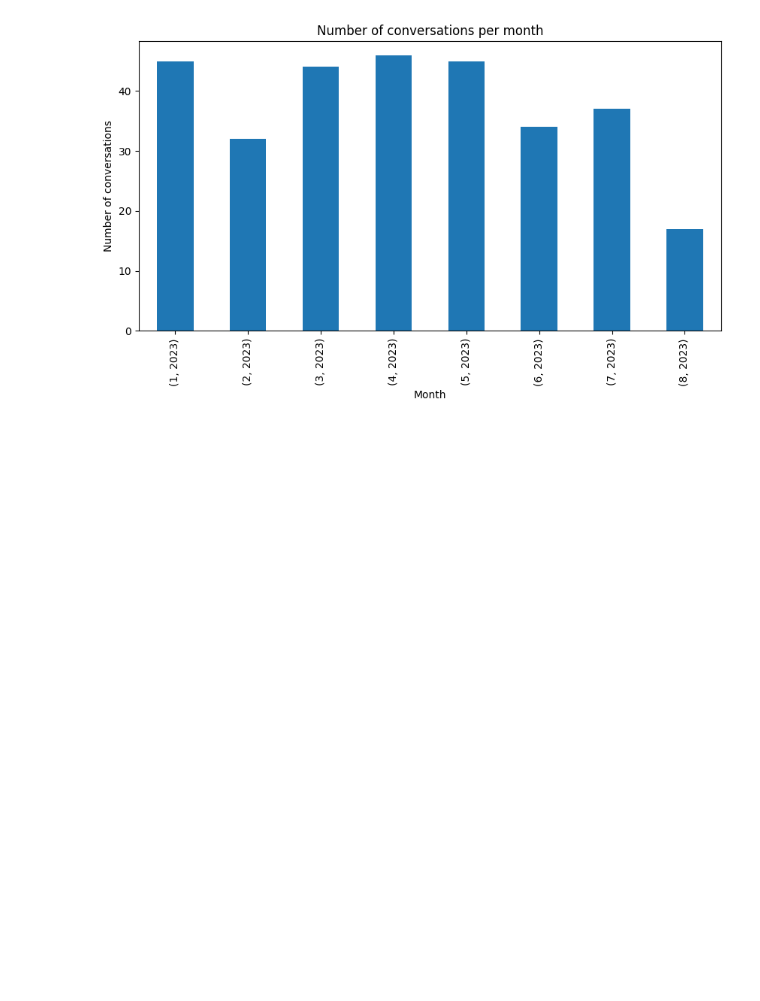
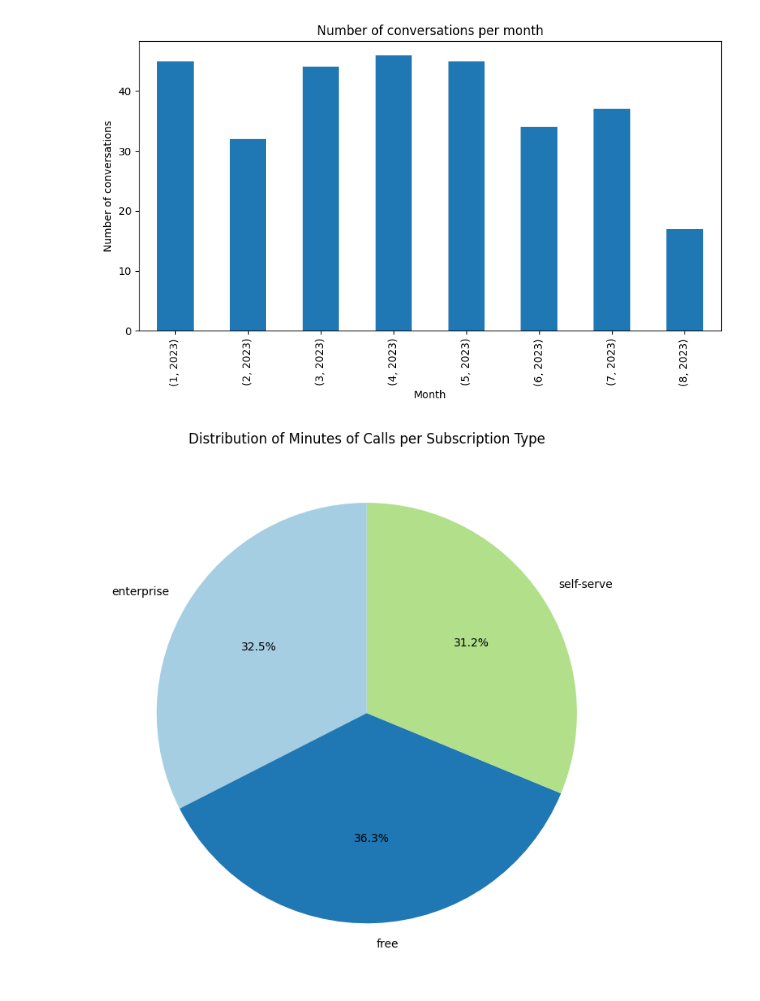
Before and after one commit to vlntn-t/nps_data_analysis, a Jupyter notebook: nps_analysis.ipynb, the cells around one changed output. Saved outputs shown, nothing was run; the diff lists cells and outputs as text; code cells hidden in the pictures; blank space fills up the shorter version.

Commit message:
added pie chart

```diff
--- a/nps_analysis.ipynb
+++ b/nps_analysis.ipynb
@@ -129,3 +129,21 @@ plt.ylabel("Number of conversations")
 # %% [output]
 Text(0, 0.5, 'Number of conversations')
 [figure]
+# %%
+df['started_at'] = pd.to_datetime(df['started_at'])
+df['closed_at'] = pd.to_datetime(df['closed_at'])
+
+# Calculate the duration for each conversation in minutes
+df['duration_minutes'] = (df['closed_at'] - df['started_at']).dt.total_seconds() / 60
+
+# Group by 'subscription_type' and sum the total duration for each type
+duration_per_subscription = df.groupby('subscription_type')['duration_minutes'].sum()
+
+# Plotting the pie chart
+plt.figure(figsize=(10, 7))
+plt.pie(duration_per_subscription, labels=duration_per_subscription.index, autopct='%1.1f%%', startangle=90, colors=plt.cm.Paired.colors)
+plt.title('Distribution of Minutes of Calls per Subscription Type')
+plt.tight_layout()
+plt.show()
+# %% [output]
+[figure, added]
```
